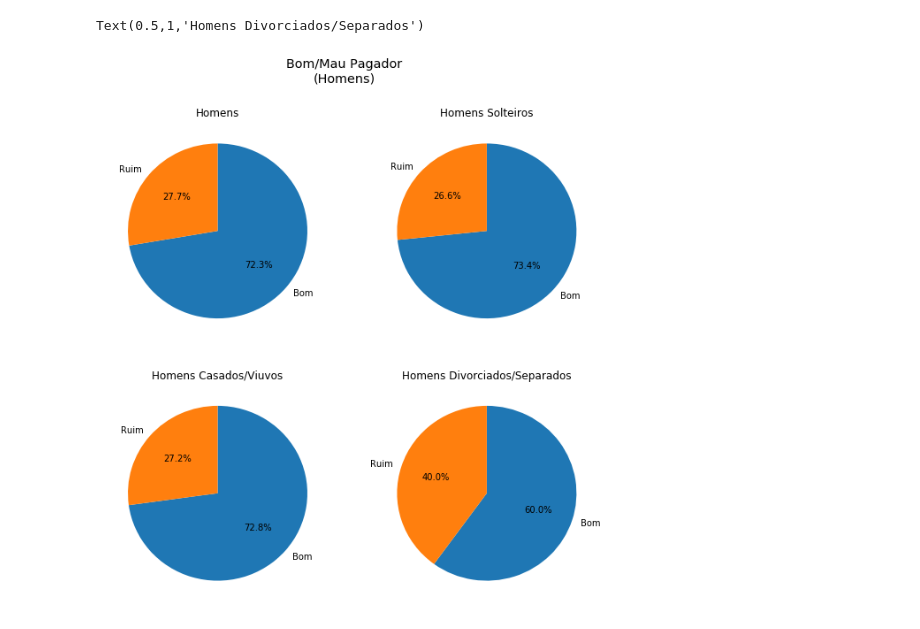
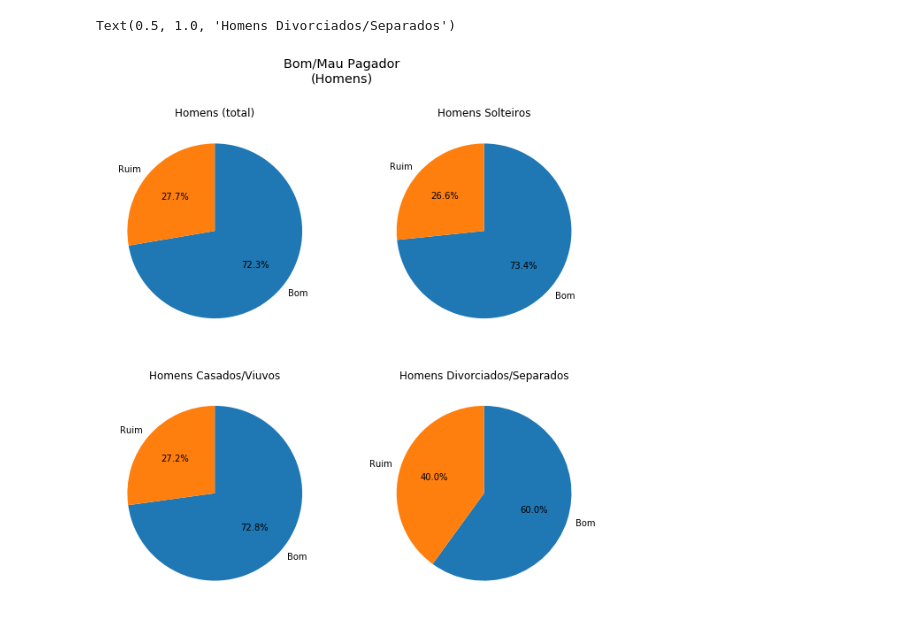
Before and after one commit to brmaciel/Projetos_AnaliseDados, a Jupyter notebook: Analise_Credito/Analise_Credito.ipynb, the cells around one changed output. Cells and saved outputs as stored; diff of their text form; code cells hidden in the pictures.

```diff
--- a/Analise_Credito/Analise_Credito.ipynb
+++ b/Analise_Credito/Analise_Credito.ipynb
@@ -71,7 +86,7 @@ plt.suptitle("Bom/Mau Pagador\n(Homens)", fontsize="x-large")
 plt.subplot(2,2,1)
 plt.pie([masc_bom, masc_ruim], labels=['Bom', 'Ruim'], startangle=90, counterclock=False,
         autopct= lambda p: '{:.1f}%'.format(p))
-plt.title('Homens')
+plt.title('Homens (total)')
 
 
 # Homens Solteiros
@@ -81,32 +96,32 @@ masc_bom = masc.loc[masc['CLASSE'] == 'bom']
 masc_ruim = masc.loc[masc['CLASSE'] == 'ruim']
 
 solt_bom = len(masc_bom.loc[masc_bom['ESTADOCIVIL'] == 'masculino solteiro'])
 solt_ruim = len(masc_ruim.loc[masc_ruim['ESTADOCIVIL'] == 'masculino solteiro'])
 
 plt.subplot(2,2,2)
 plt.pie([solt_bom, solt_ruim], labels=['Bom', 'Ruim'], startangle=90, counterclock=False,
         autopct= lambda p: '{:.1f}%'.format(p))
 plt.title('Homens Solteiros')
 
 
 # Homens Casados/Viuvos
 cas_bom = len(masc_bom.loc[masc_bom['ESTADOCIVIL'] == 'masculino casado/viuvo'])
 cas_ruim = len(masc_ruim.loc[masc_ruim['ESTADOCIVIL'] == 'masculino casado/viuvo'])
 
 plt.subplot(2,2,3)
 plt.pie([cas_bom, cas_ruim], labels=['Bom', 'Ruim'], startangle=90, counterclock=False,
         autopct= lambda p: '{:.1f}%'.format(p))
 plt.title('Homens Casados/Viuvos')
 
 
 # Homens Divorciados/Separados
 div_bom = len(masc_bom.loc[masc_bom['ESTADOCIVIL'] == 'masculino div/sep'])
 div_ruim = len(masc_ruim.loc[masc_ruim['ESTADOCIVIL'] == 'masculino div/sep'])
 
 plt.subplot(2,2,4)
 plt.pie([div_bom, div_ruim], labels=['Bom', 'Ruim'], startangle=90, counterclock=False,
         autopct= lambda p: '{:.1f}%'.format(p))
 plt.title('Homens Divorciados/Separados')
 # %% [output]
-Text(0.5,1,'Homens Divorciados/Separados')
+Text(0.5, 1.0, 'Homens Divorciados/Separados')
-[figure, old version]
+[figure, new version]
```
Also changed, not shown: parts of 13 cells of this notebook.
